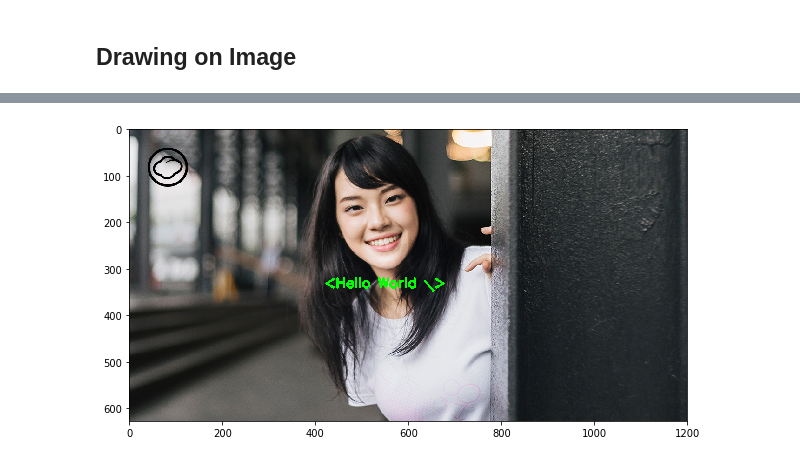
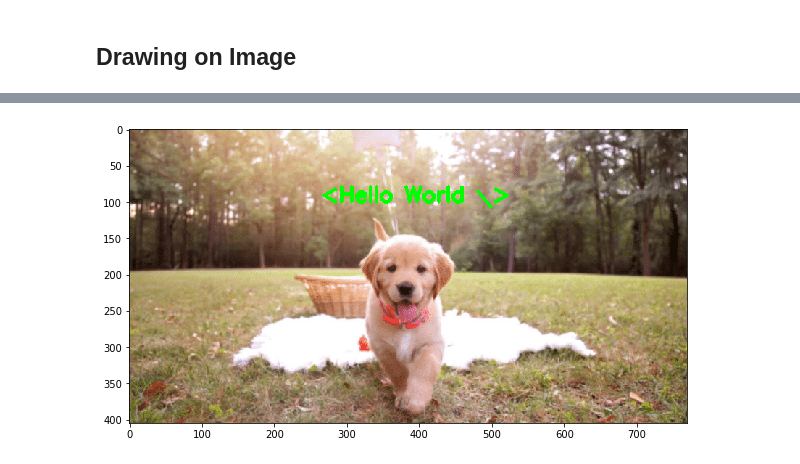
Before and after one commit to zkan/dl4cv, a Jupyter notebook: opencv/opencv.ipynb, the cells around one changed output, grey strips where cells are left out. Saved outputs shown, nothing was run; the diff lists cells and outputs as text; code cells hidden in the pictures.

```diff
--- a/opencv/opencv.ipynb
+++ b/opencv/opencv.ipynb
@@ -20,7 +18,7 @@ import matplotlib.pyplot as plt
 # %% [markdown]
 ## Loading and Showing Image
 # %%
-image = cv2.imread('interview-talk-bnk48-share.jpg')
+image = cv2.imread('golden-puppy.png')
 (h, w, d) = image.shape
 print(f'width={w}, height={h}, depth={d}')
 
@@ -114,9 +112,9 @@ plt.imshow(rgb_image);
 # %%
 output = image.copy()
-cv2.putText(output, '<Hello World \>', (420, 340), cv2.FONT_HERSHEY_SIMPLEX, 1.0, (0, 255, 0), 3)
+cv2.putText(output, '<Hello World \>', (265, 100), cv2.FONT_HERSHEY_SIMPLEX, 1.0, (0, 255, 0), 3)
 
 plt.figure(figsize=(10, 10))
 rgb_image = cv2.cvtColor(output, cv2.COLOR_BGR2RGB)
 plt.imshow(rgb_image);
 # %% [output]
-[figure, old version]
+[figure, new version]
```
Also changed, not shown: parts of 12 cells of this notebook, 2 other files.
